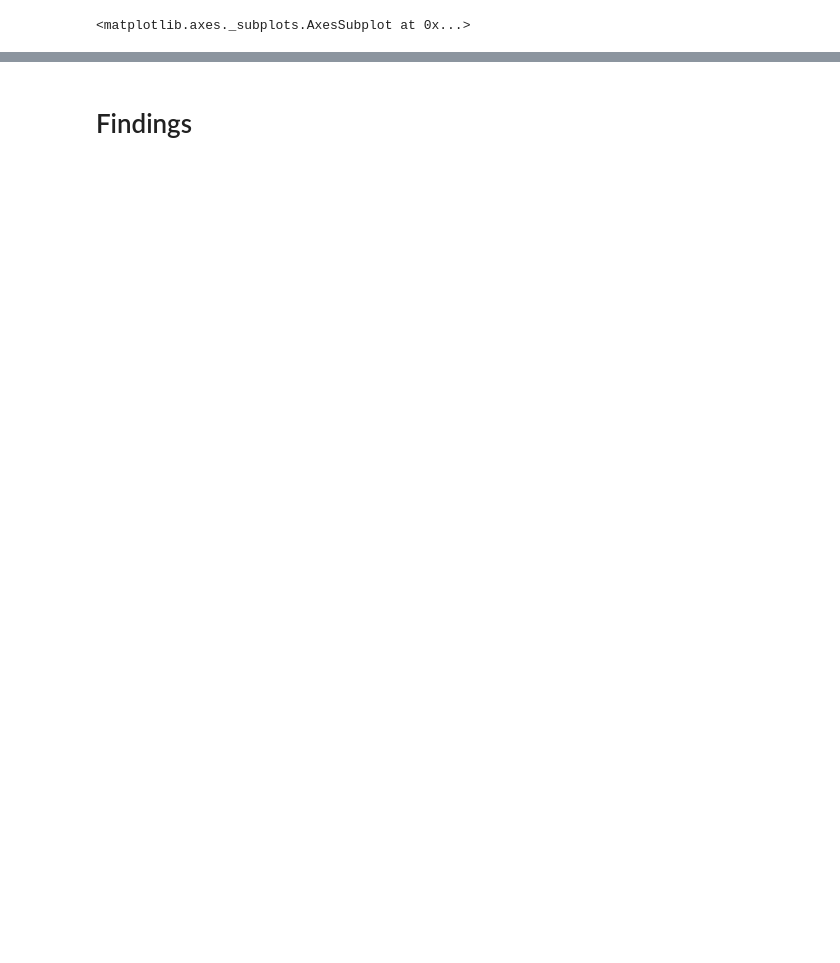
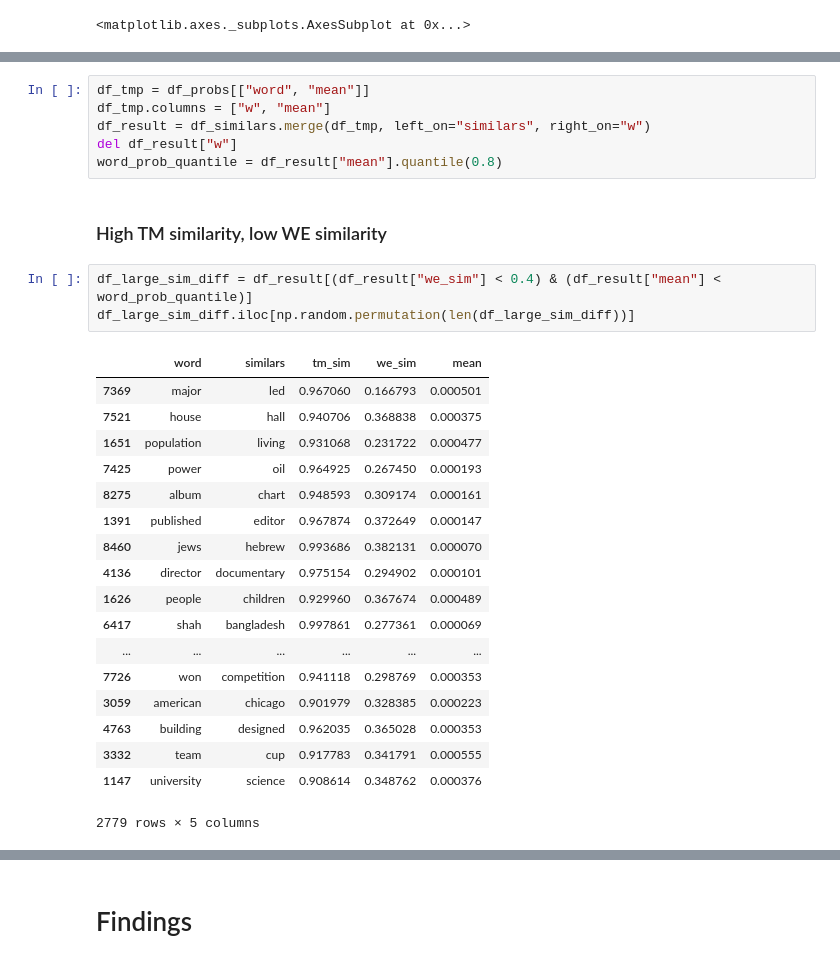
Before and after one commit to knub/master-thesis, a Jupyter notebook: notebooks/Topics.ipynb, the cells around one changed output, grey strips where cells are left out. Cells and saved outputs as stored; diff of their text form; blank space fills up the shorter version.

```diff
--- a/notebooks/Topics.ipynb
+++ b/notebooks/Topics.ipynb
@@ -210,0 +278,30 @@ df_large_sim_diff
+# %%
+df_tmp = df_probs[["word", "mean"]]
+df_tmp.columns = ["w", "mean"]
+df_result = df_similars.merge(df_tmp, left_on="similars", right_on="w")
+del df_result["w"]
+word_prob_quantile = df_result["mean"].quantile(0.8)
+# %% [markdown]
+### High TM similarity, low WE similarity
+# %%
+df_large_sim_diff = df_result[(df_result["we_sim"] < 0.4) & (df_result["mean"] < word_prob_quantile)]
+df_large_sim_diff.iloc[np.random.permutation(len(df_large_sim_diff))]
+# %% [output]
+|  | word | similars | tm_sim | we_sim | mean |
+| 7369 | major | led | 0.967060 | 0.166793 | 0.000501 |
+| 7521 | house | hall | 0.940706 | 0.368838 | 0.000375 |
+| 1651 | population | living | 0.931068 | 0.231722 | 0.000477 |
+| 7425 | power | oil | 0.964925 | 0.267450 | 0.000193 |
+| 8275 | album | chart | 0.948593 | 0.309174 | 0.000161 |
+| 1391 | published | editor | 0.967874 | 0.372649 | 0.000147 |
+| 8460 | jews | hebrew | 0.993686 | 0.382131 | 0.000070 |
+| 4136 | director | documentary | 0.975154 | 0.294902 | 0.000101 |
+| 1626 | people | children | 0.929960 | 0.367674 | 0.000489 |
+| 6417 | shah | bangladesh | 0.997861 | 0.277361 | 0.000069 |
+| ... | ... | ... | ... | ... | ... |
+| 7726 | won | competition | 0.941118 | 0.298769 | 0.000353 |
+| 3059 | american | chicago | 0.901979 | 0.328385 | 0.000223 |
+| 4763 | building | designed | 0.962035 | 0.365028 | 0.000353 |
+| 3332 | team | cup | 0.917783 | 0.341791 | 0.000555 |
+| 1147 | university | science | 0.908614 | 0.348762 | 0.000376 |
+2779 rows × 5 columns
```
Also changed, not shown: parts of 26 cells of this notebook, 1 other file.
